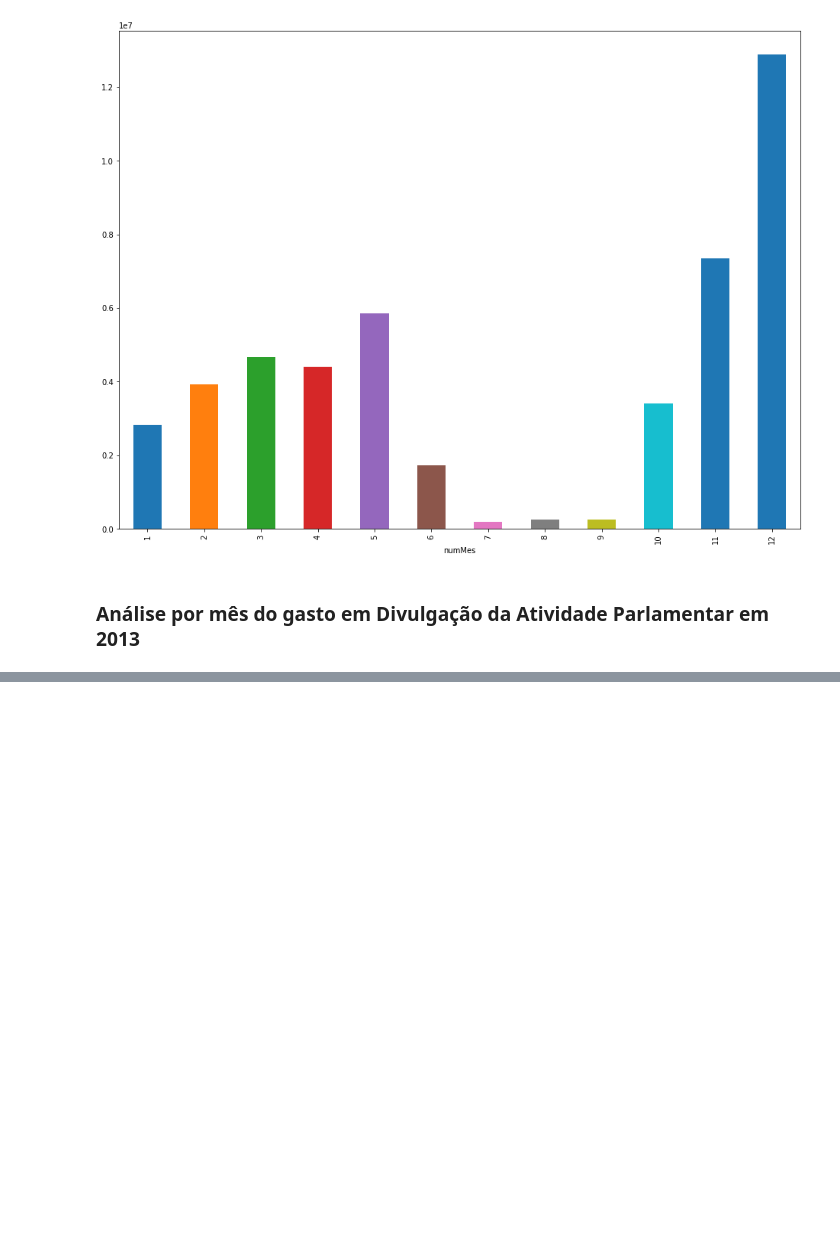
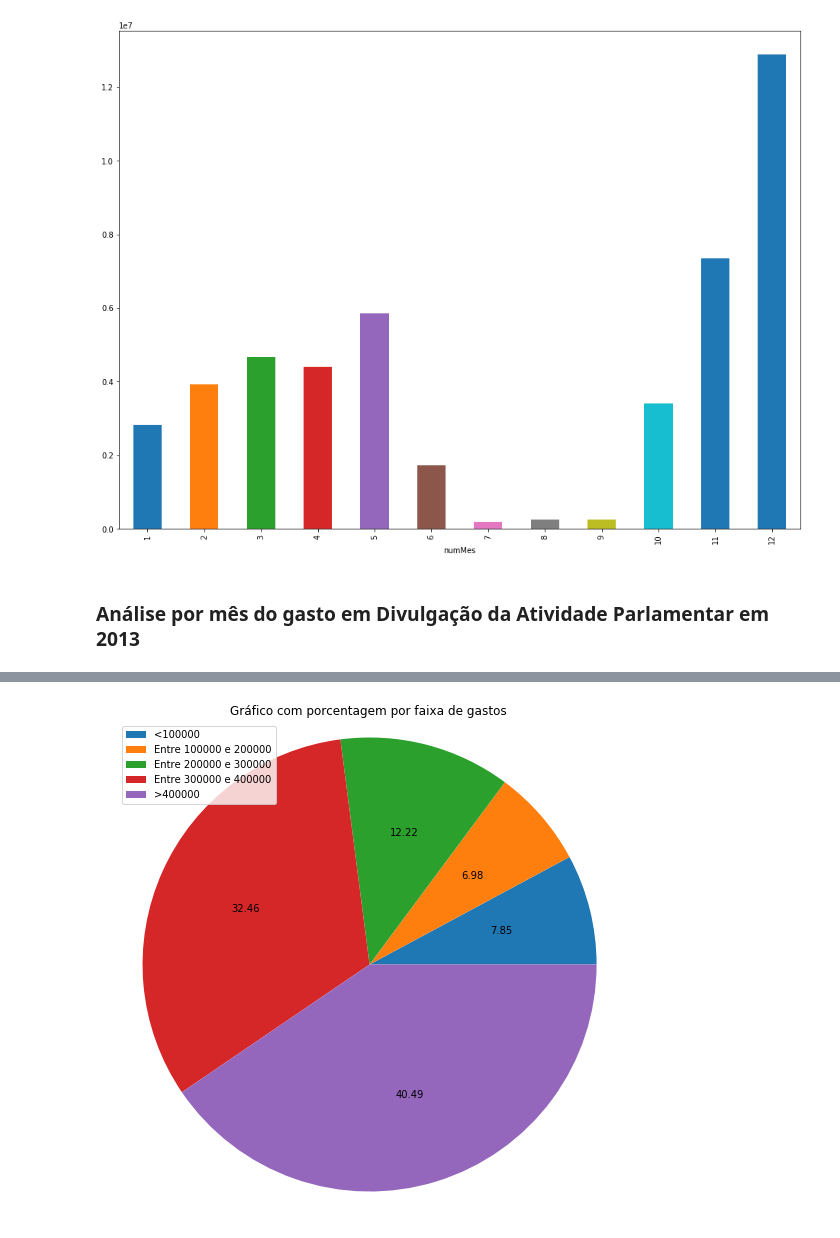
Before and after one commit to WillianRGoncalves/Analise-do-Gastos-dos-Deputados, a Jupyter notebook: Deputados2017.ipynb, the cells around one changed output, grey strips where cells are left out. Saved outputs shown, nothing was run; the diff lists cells and outputs as text; code cells hidden in the pictures; blank space fills up the shorter version.

```diff
--- a/Deputados2017.ipynb
+++ b/Deputados2017.ipynb
@@ -329,0 +218,4 @@ Análise por mês dos gastos totais
+# %%
+montarGraficoFaixadeGastos(gastosDeputado2014)
+# %% [output]
+[figure, added]
```
Also changed, not shown: parts of 47 cells of this notebook.
